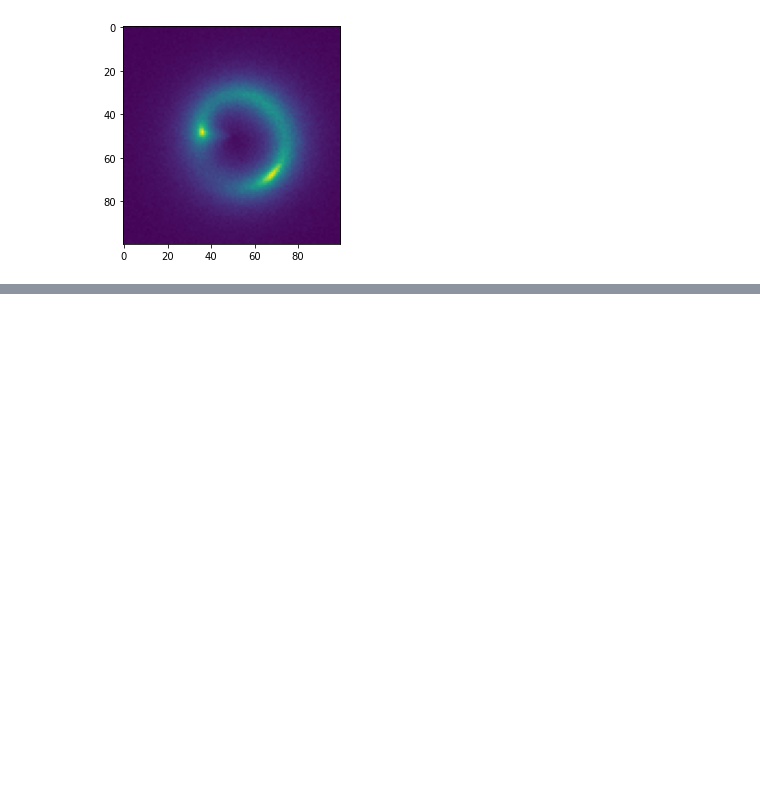
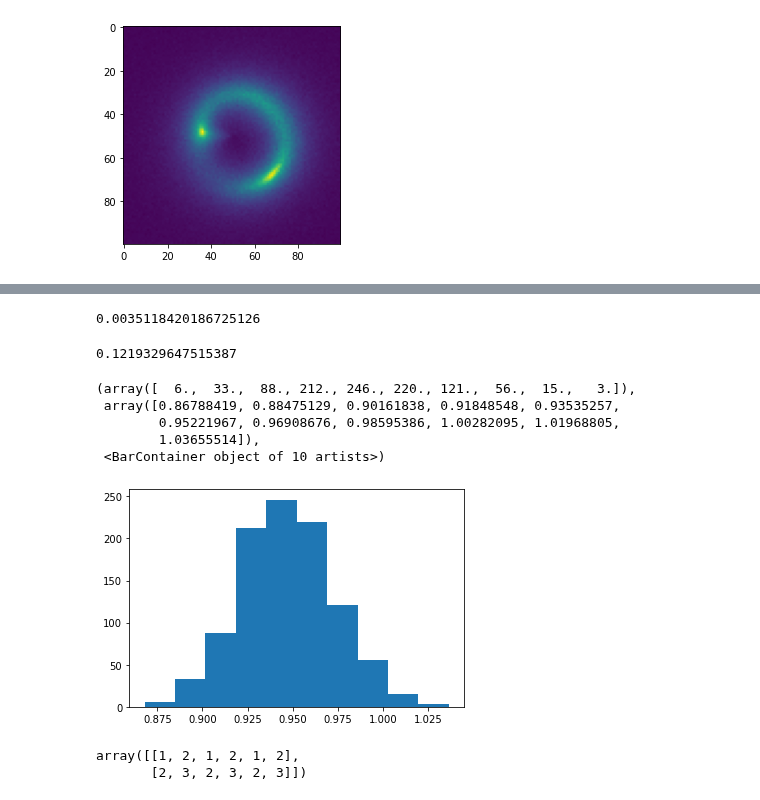
Before and after one commit to Herculens/herculens, a Jupyter notebook: GRF_perturbations/Notebooks/test.ipynb, the cells around one changed output, grey strips where cells are left out. Drawn from its saved outputs; the diff is of its cells as text; code cells hidden in the pictures; blank space fills up the shorter version.

```diff
--- a/GRF_perturbations/Notebooks/test.ipynb
+++ b/GRF_perturbations/Notebooks/test.ipynb
@@ -386,0 +107,25 @@ plt.imshow(simulate_unperturbed_image(Surface_brightness.unperturbed_model_kwarg
+# %%
+i, j = np.unravel_index(np.argmax(Images[0]), shape=Images[0].shape)
+bkg_noise_std=np.sqrt(Surface_brightness.noise_var[0,0])
+# %%
+bkg_noise_std
+# %% [output]
+0.0035118420186725126
+# %%
+np.abs(Images[:,i,j]/bkg_noise_std/200-1).max()
+# %% [output]
+0.1219329647515387
+# %%
+plt.hist(Images[:,i,j]/Surface_brightness.noise_var/200)
+# %% [output]
+(array([  6.,  33.,  88., 212., 246., 220., 121.,  56.,  15.,   3.]),
+ array([0.86788419, 0.88475129, 0.90161838, 0.91848548, 0.93535257,
+        0.95221967, 0.96908676, 0.98595386, 1.00282095, 1.01968805,
+        1.03655514]),
+ <BarContainer object of 10 artists>)
+[figure, added]
+# %%
+np.tile([[1,2],[2,3]],3)
+# %% [output]
+array([[1, 2, 1, 2, 1, 2],
+       [2, 3, 2, 3, 2, 3]])
```
Also changed, not shown: parts of 123 cells of this notebook, 1 other file.
